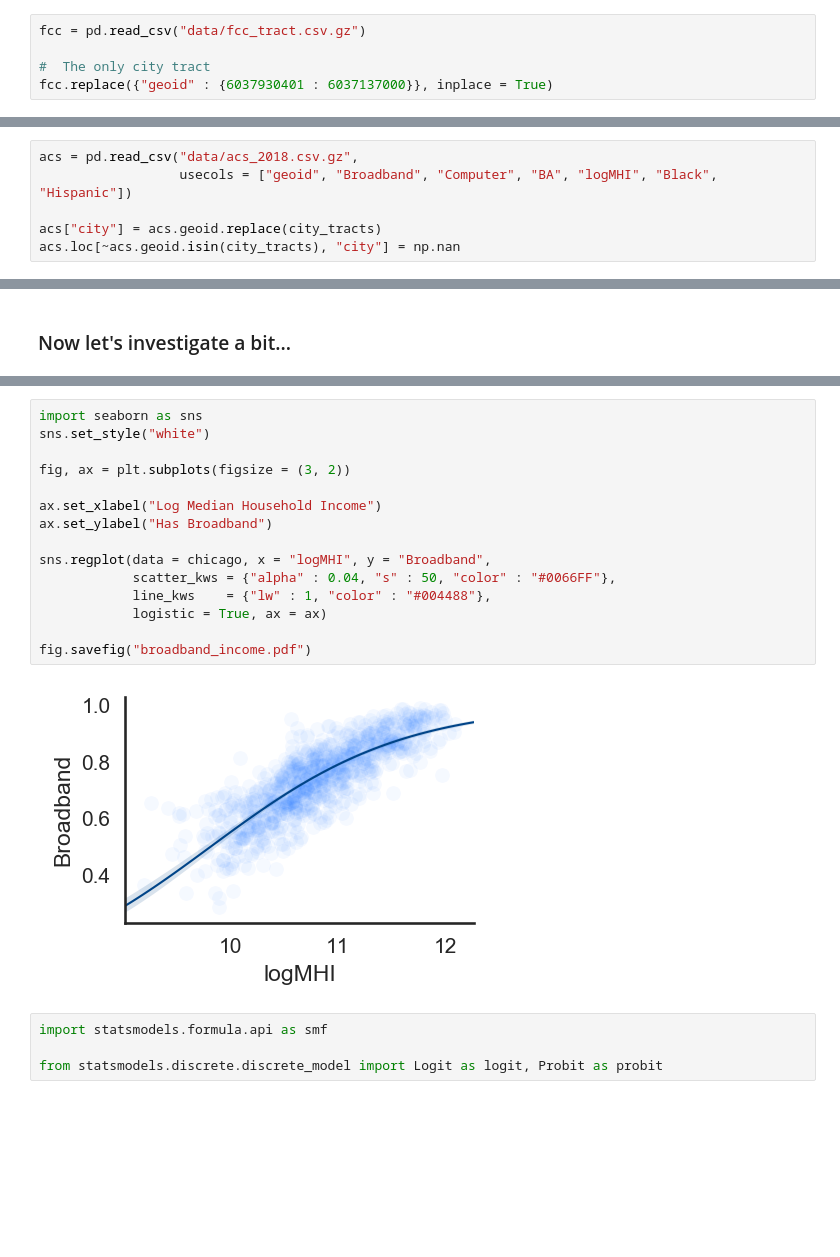
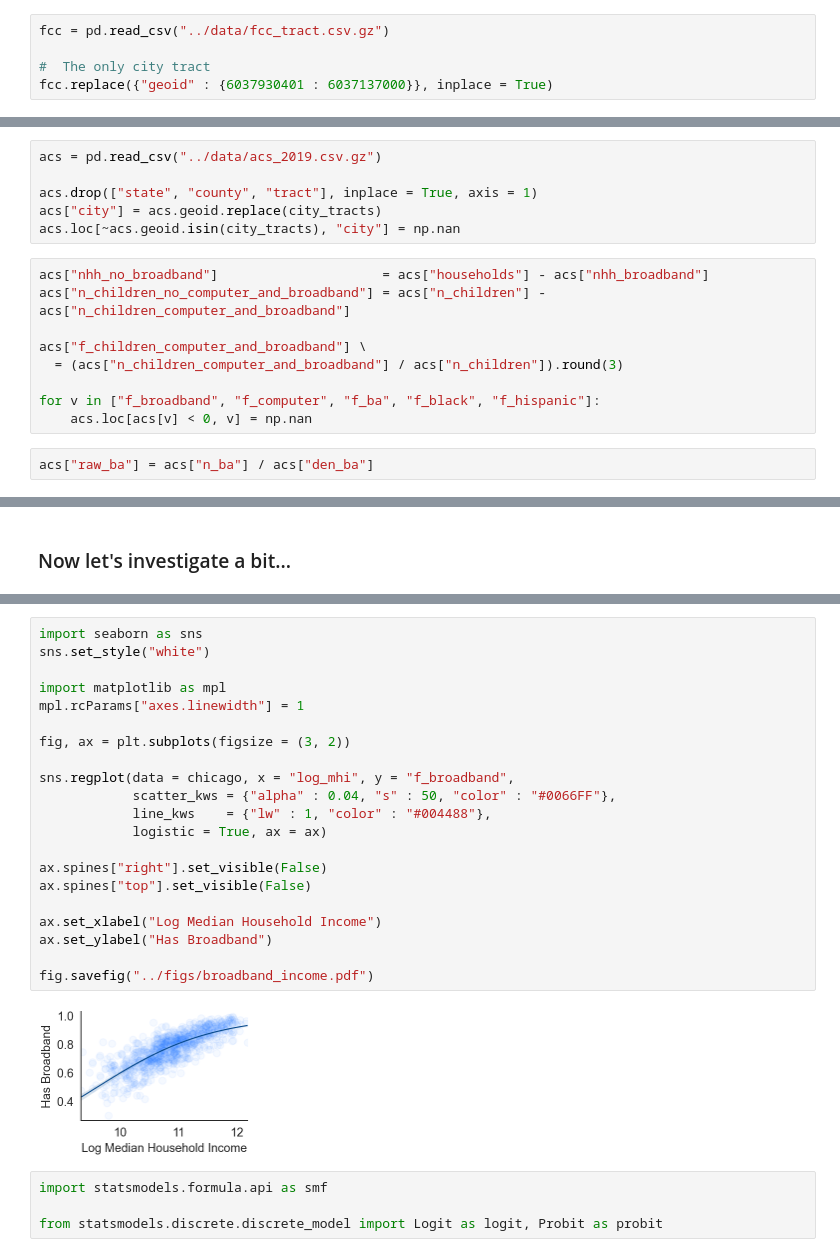
Before and after one commit to JamesSaxon/neighborhood_broadband, a Jupyter notebook: census/acs_fcc.ipynb, the cells around one changed output, grey strips where cells are left out. Cells and saved outputs as stored; diff of their text form; blank space fills up the shorter version.

````diff
--- a/census/acs_fcc.ipynb
+++ b/census/acs_fcc.ipynb
@@ -45,18 +45,29 @@ WHERE
   tr18.geoid IS NULL;
 ```
 # %%
-fcc = pd.read_csv("data/fcc_tract.csv.gz")
+fcc = pd.read_csv("../data/fcc_tract.csv.gz")
 
 #  The only city tract
 fcc.replace({"geoid" : {6037930401 : 6037137000}}, inplace = True)
 # %% [markdown]
 ### ACS
 # %%
-acs = pd.read_csv("data/acs_2018.csv.gz",
-                  usecols = ["geoid", "Broadband", "Computer", "BA", "logMHI", "Black", "Hispanic"])
+acs = pd.read_csv("../data/acs_2019.csv.gz")
 
+acs.drop(["state", "county", "tract"], inplace = True, axis = 1)
 acs["city"] = acs.geoid.replace(city_tracts)
 acs.loc[~acs.geoid.isin(city_tracts), "city"] = np.nan
+# %%
+acs["nhh_no_broadband"]                     = acs["households"] - acs["nhh_broadband"]
+acs["n_children_no_computer_and_broadband"] = acs["n_children"] - acs["n_children_computer_and_broadband"]
+
+acs["f_children_computer_and_broadband"] \
+  = (acs["n_children_computer_and_broadband"] / acs["n_children"]).round(3)
+
+for v in ["f_broadband", "f_computer", "f_ba", "f_black", "f_hispanic"]:
+    acs.loc[acs[v] < 0, v] = np.nan
+# %%
+acs["raw_ba"] = acs["n_ba"] / acs["den_ba"]
 # %% [markdown]
 ### Merge them...
 # %%
@@ -152,20 +169,26 @@ Name: Broadband, dtype: float64
 # %%
 import seaborn as sns
 sns.set_style("white")
 
+import matplotlib as mpl
+mpl.rcParams["axes.linewidth"] = 1
+
 fig, ax = plt.subplots(figsize = (3, 2))
+
+sns.regplot(data = chicago, x = "log_mhi", y = "f_broadband",
+            scatter_kws = {"alpha" : 0.04, "s" : 50, "color" : "#0066FF"},
+            line_kws    = {"lw" : 1, "color" : "#004488"},
+            logistic = True, ax = ax)
+
+ax.spines["right"].set_visible(False)
+ax.spines["top"].set_visible(False)
 
 ax.set_xlabel("Log Median Household Income")
 ax.set_ylabel("Has Broadband")
 
-sns.regplot(data = chicago, x = "logMHI", y = "Broadband",
-            scatter_kws = {"alpha" : 0.04, "s" : 50, "color" : "#0066FF"},
-            line_kws    = {"lw" : 1, "color" : "#004488"},
-            logistic = True, ax = ax)
-
-fig.savefig("broadband_income.pdf")
+fig.savefig("../figs/broadband_income.pdf")
 # %% [output]
-[figure, old version]
+[figure, new version]
 # %%
 import statsmodels.formula.api as smf
 
````
Also changed, not shown: parts of 11 cells of this notebook, 3 other files.
